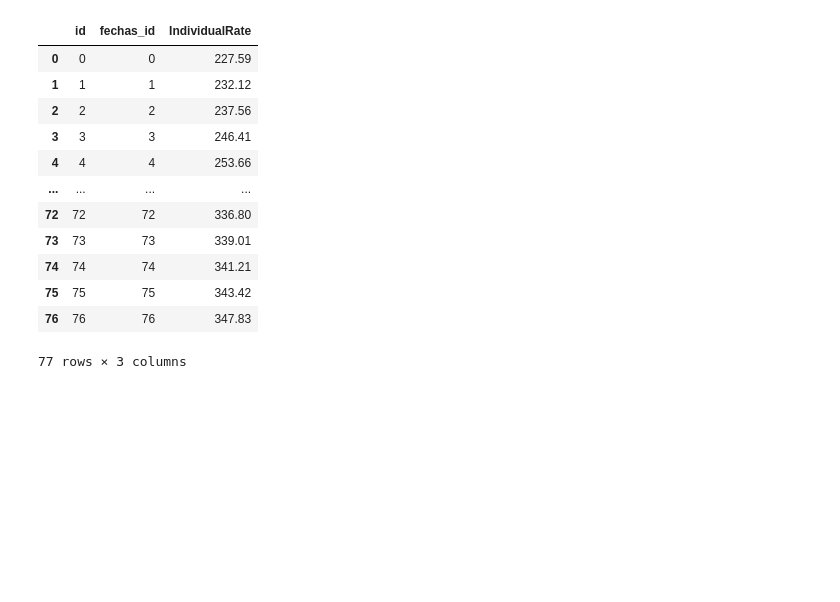
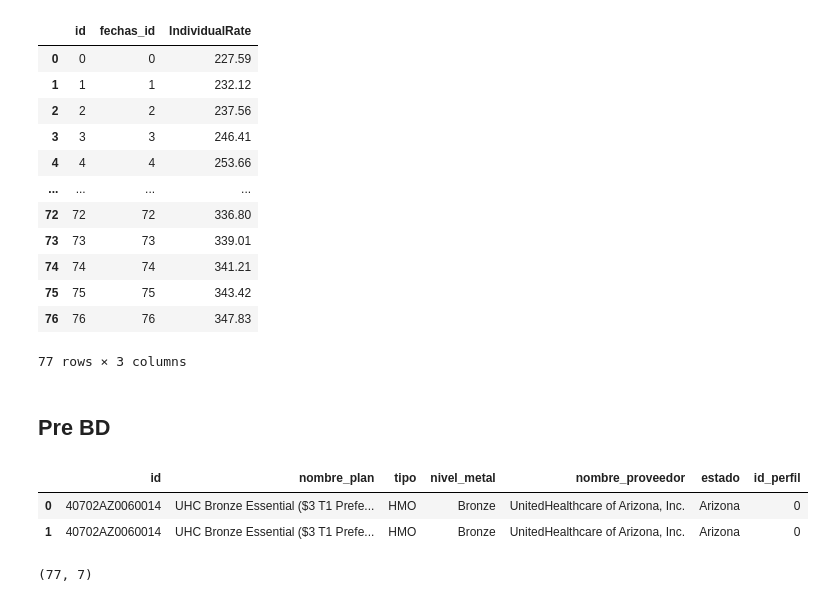
Before and after one commit to Lorena20U/proyect_bi, a Jupyter notebook: etl_nuevo_formato.ipynb, the cells around one changed output. Drawn from its saved outputs; the diff is of its cells as text; code cells hidden in the pictures; blank space fills up the shorter version.

```diff
--- a/etl_nuevo_formato.ipynb
+++ b/etl_nuevo_formato.ipynb
@@ -1456,3 +1445,5 @@ tabla_tasas
 | 75 | 75 | 75 | 343.42 |
 | 76 | 76 | 76 | 347.83 |
 77 rows × 3 columns
+# %% [markdown]
+## Pre BD
@@ -1458,0 +1455,13 @@ tabla_tasas
+# %%
+planes_perfiles_unificado = planes_perfiles_unificado.rename(columns={"estado_id": "estado"})
+planes_perfiles_unificado = planes_perfiles_unificado[["id", "nombre_plan", "tipo", "nivel_metal", "nombre_proveedor", "estado", "id_perfil"]]
+# %%
+planes_perfiles_unificado.head(2)
+# %% [output]
+|  | id | nombre_plan | tipo | nivel_metal | nombre_proveedor | estado | id_perfil |
+| 0 | 40702AZ0060014 | UHC Bronze Essential ($3 T1 Prefe... | HMO | Bronze | UnitedHealthcare of Arizona, Inc. | Arizona | 0 |
+| 1 | 40702AZ0060014 | UHC Bronze Essential ($3 T1 Prefe... | HMO | Bronze | UnitedHealthcare of Arizona, Inc. | Arizona | 0 |
+# %%
+planes_perfiles_unificado.shape
+# %% [output]
+(77, 7)
```
Also changed, not shown: parts of 35 cells of this notebook, 1 other file.
